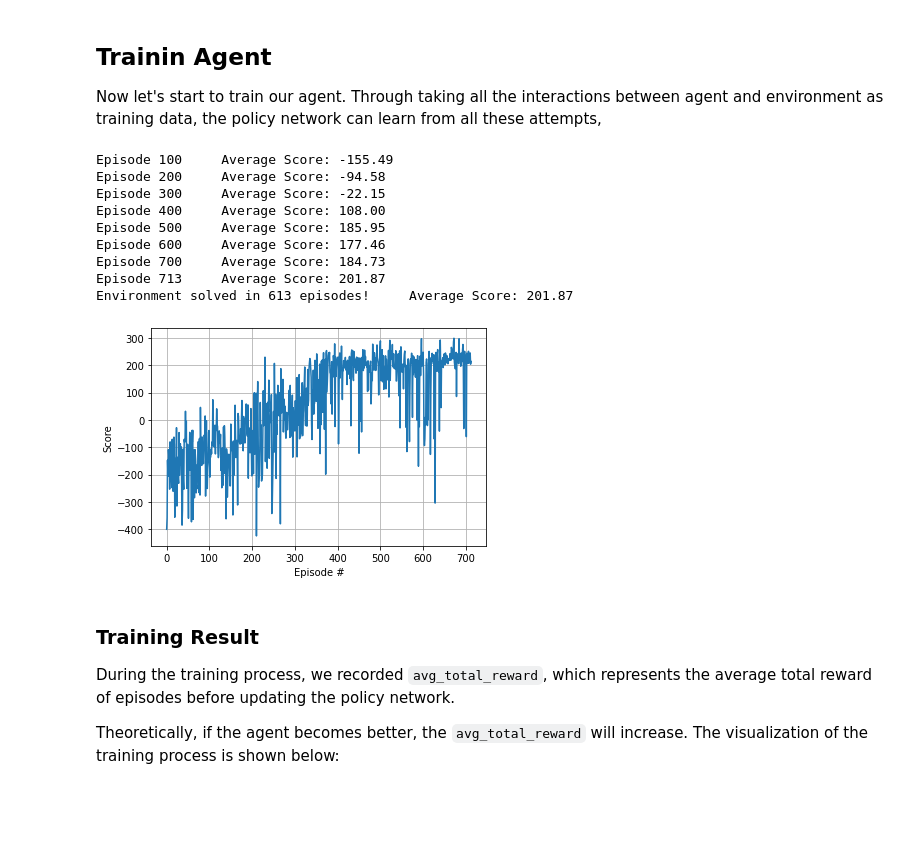
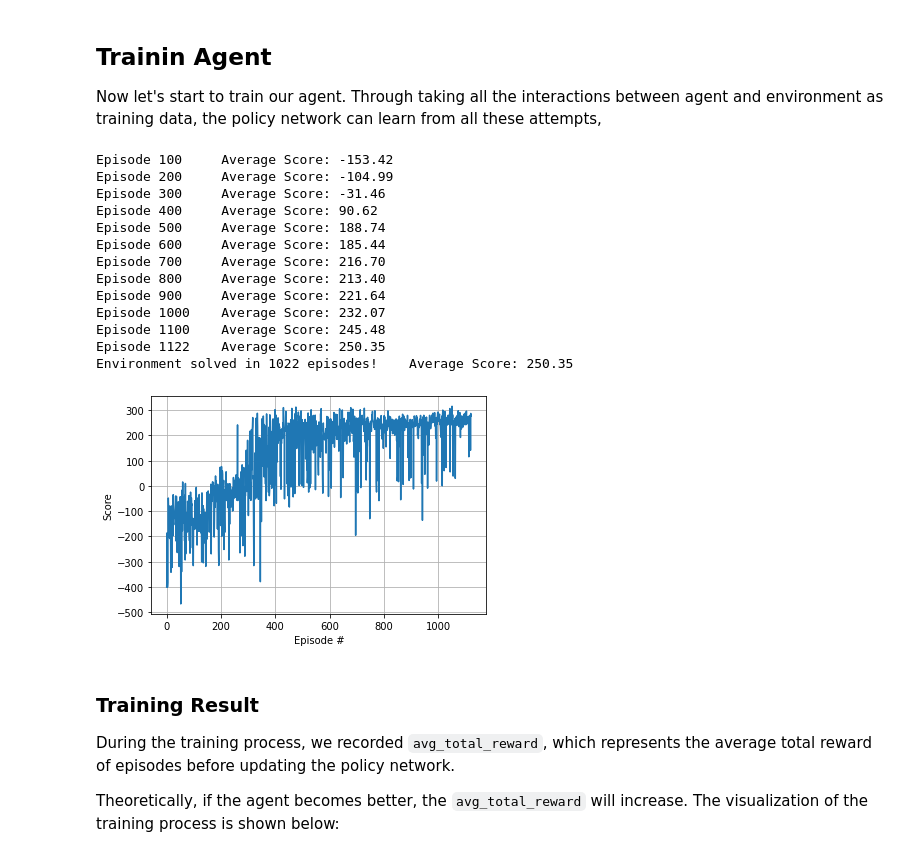
Before and after one commit to Offliners/NTUML-2021Spring, a Jupyter notebook: HW12/homework12.ipynb, the cells around one changed output. Saved outputs shown, nothing was run; the diff lists cells and outputs as text; code cells hidden in the pictures; blank space fills up the shorter version.

```diff
--- a/HW12/homework12.ipynb
+++ b/HW12/homework12.ipynb
@@ -191,3 +178,45 @@ class QNetwork(nn.Module):
+# %%
+class QNetwork(nn.Module):
+    def __init__(self, state_size, action_size, seed, fc1_size = 64, fc2_size = 64):
+        super(QNetwork, self).__init__()
+        hidden_size = 30
+        self.seed = torch.manual_seed(seed)
+        self.fc1 = nn.Linear(state_size, fc1_size)
+        self.fc2 = nn.Linear(fc1_size, fc2_size)
+        self.out = nn.Linear(fc2_size, action_size)
+
+    def forward(self, state):
+        x = self.fc1(state)
+        x = F.relu(x)
+        x = self.fc2(x)
+        x = F.relu(x)
+        action = self.out(x)
+        return action
+
+class DuelingQNetwork(nn.Module):
+    def __init__(self, state_size, action_size, seed, fc1_size = 64, fc2_size = 64):
+        super(DuelingQNetwork, self).__init__()
+        self.num_actions = action_size
+        fc3_1_size = fc3_2_size = 32
+        self.seed = torch.manual_seed(seed)
+        self.fc1 = nn.Linear(state_size, fc1_size)
+        self.fc2 = nn.Linear(fc1_size, fc2_size)
+        self.fc3_1 = nn.Linear(fc2_size, fc3_1_size)
+        self.fc4_1 = nn.Linear(fc3_1_size, 1)
+        self.fc3_2 = nn.Linear(fc2_size, fc3_2_size)
+        self.fc4_2 = nn.Linear(fc3_2_size, action_size)
+
+    def forward(self, state):
+        x = F.relu(self.fc1(state))
+        x = F.relu(self.fc2(x))
+
+        val = F.relu(self.fc3_1(x))
+        val = self.fc4_1(val)
+
+        adv = F.relu(self.fc3_2(x))
+        adv = self.fc4_2(adv)
+        action = val + adv - adv.mean(1).unsqueeze(1).expand(state.size(0), self.num_actions)
+        return action
 # %% [markdown]
 Then, we need to build a simple agent. The agent will acts according to the output of the policy network above. There are a few things can be done by agent:
 - `learn()`：update the policy network from log probabilities and rewards.
@@ -302,44 +348,48 @@ def dqn(n_episodes=2000, max_t=1000, eps_start=1.0, eps_end=0.01, eps_decay=0.99
         for t in range(max_t):
             action = agent.act(state, eps)
             next_state, reward, done, _ = env.step(action)
             agent.step(state, action, reward, next_state, done)
             state = next_state
             score += reward
             if done:
                 break
         scores_window.append(score)       # save most recent score
         scores.append(score)              # save most recent score
         eps = max(eps_end, eps_decay*eps) # decrease epsilon
         print('\rEpisode {}\tAverage Score: {:.2f}'.format(i_episode, np.mean(scores_window)), end="")
         if i_episode % 100 == 0:
             print('\rEpisode {}\tAverage Score: {:.2f}'.format(i_episode, np.mean(scores_window)))
-        if np.mean(scores_window)>=200.0:
+        if np.mean(scores_window)>=250.0:
             print('\nEnvironment solved in {:d} episodes!\tAverage Score: {:.2f}'.format(i_episode-100, np.mean(scores_window)))
             torch.save(agent.qnetwork_local.state_dict(), 'checkpoint.pth')
             break
     return scores
 
 scores = dqn()
 
 # plot the scores
 fig = plt.figure()
 ax = fig.add_subplot(111)
 plt.plot(np.arange(len(scores)), scores)
 plt.ylabel('Score')
 plt.xlabel('Episode #')
 plt.grid()
 plt.show()
 # %% [output]
-Episode 100     Average Score: -155.49
-Episode 200     Average Score: -94.58
-Episode 300     Average Score: -22.15
-Episode 400     Average Score: 108.00
-Episode 500     Average Score: 185.95
-Episode 600     Average Score: 177.46
-Episode 700     Average Score: 184.73
-Episode 713     Average Score: 201.87
-Environment solved in 613 episodes!     Average Score: 201.87
+Episode 100     Average Score: -153.42
+Episode 200     Average Score: -104.99
+Episode 300     Average Score: -31.46
+Episode 400     Average Score: 90.62
+Episode 500     Average Score: 188.74
+Episode 600     Average Score: 185.44
+Episode 700     Average Score: 216.70
+Episode 800     Average Score: 213.40
+Episode 900     Average Score: 221.64
+Episode 1000    Average Score: 232.07
+Episode 1100    Average Score: 245.48
+Episode 1122    Average Score: 250.35
+Environment solved in 1022 episodes!    Average Score: 250.35
-[figure, old version]
+[figure, new version]
 # %% [markdown]
 ### Training Result
 During the training process, we recorded `avg_total_reward`, which represents the average total reward of episodes before updating the policy network.
```
Also changed, not shown: parts of 9 cells of this notebook.
